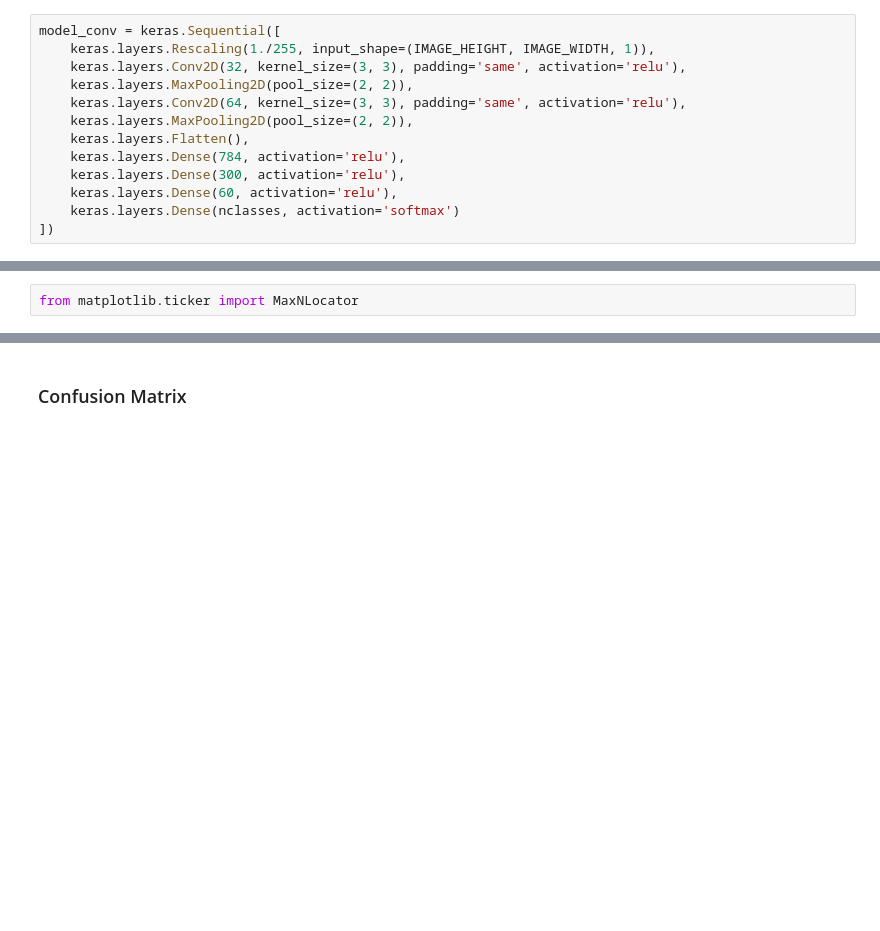
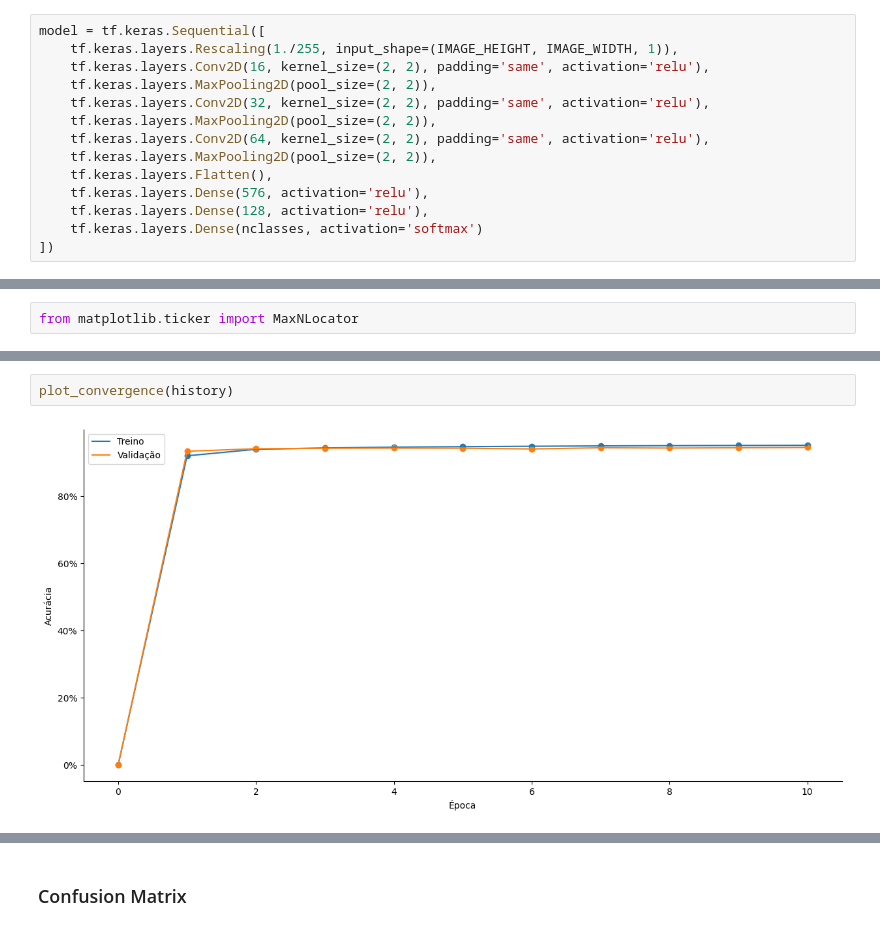
Before and after one commit to Daniel-EST/interactive-doodle-recognition, a Jupyter notebook: doodles.ipynb, the cells around one changed output, grey strips where cells are left out. Saved outputs shown, nothing was run; the diff lists cells and outputs as text; blank space fills up the shorter version.

```diff
--- a/doodles.ipynb
+++ b/doodles.ipynb
@@ -255,17 +257,18 @@ test_gen = DataGenerator(X_test, y_test, 32)
 # %% [markdown]
 Defifning models
 # %%
-model_conv = keras.Sequential([
-    keras.layers.Rescaling(1./255, input_shape=(IMAGE_HEIGHT, IMAGE_WIDTH, 1)),
-    keras.layers.Conv2D(32, kernel_size=(3, 3), padding='same', activation='relu'),
-    keras.layers.MaxPooling2D(pool_size=(2, 2)),
-    keras.layers.Conv2D(64, kernel_size=(3, 3), padding='same', activation='relu'),
-    keras.layers.MaxPooling2D(pool_size=(2, 2)),
-    keras.layers.Flatten(),
-    keras.layers.Dense(784, activation='relu'),
-    keras.layers.Dense(300, activation='relu'),
-    keras.layers.Dense(60, activation='relu'),
-    keras.layers.Dense(nclasses, activation='softmax')
+model = tf.keras.Sequential([
+    tf.keras.layers.Rescaling(1./255, input_shape=(IMAGE_HEIGHT, IMAGE_WIDTH, 1)),
+    tf.keras.layers.Conv2D(16, kernel_size=(2, 2), padding='same', activation='relu'),
+    tf.keras.layers.MaxPooling2D(pool_size=(2, 2)),
+    tf.keras.layers.Conv2D(32, kernel_size=(2, 2), padding='same', activation='relu'),
+    tf.keras.layers.MaxPooling2D(pool_size=(2, 2)),
+    tf.keras.layers.Conv2D(64, kernel_size=(2, 2), padding='same', activation='relu'),
+    tf.keras.layers.MaxPooling2D(pool_size=(2, 2)),
+    tf.keras.layers.Flatten(),
+    tf.keras.layers.Dense(576, activation='relu'),
+    tf.keras.layers.Dense(128, activation='relu'),
+    tf.keras.layers.Dense(nclasses, activation='softmax')
 ])
 # %% [output]
 Metal device set to: Apple M1
@@ -382 +400,5 @@ fig.show()
+# %%
+plot_convergence(history)
+# %% [output]
+[figure, added]
 # %%
```
Also changed, not shown: parts of 22 cells of this notebook, 2 other files.
